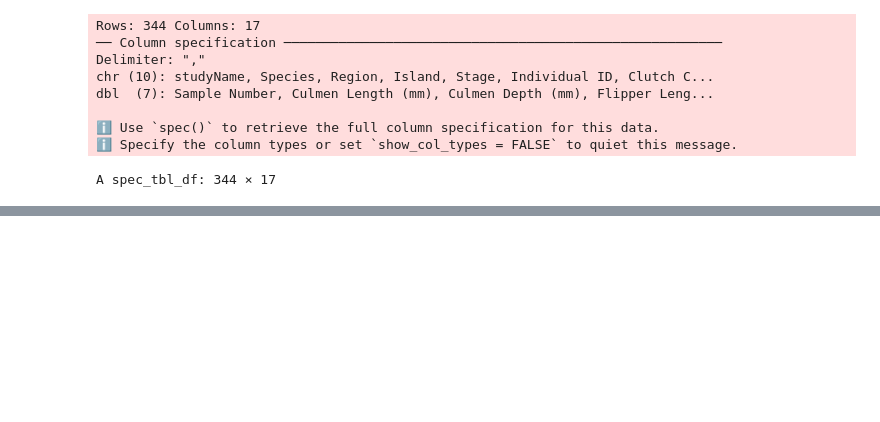
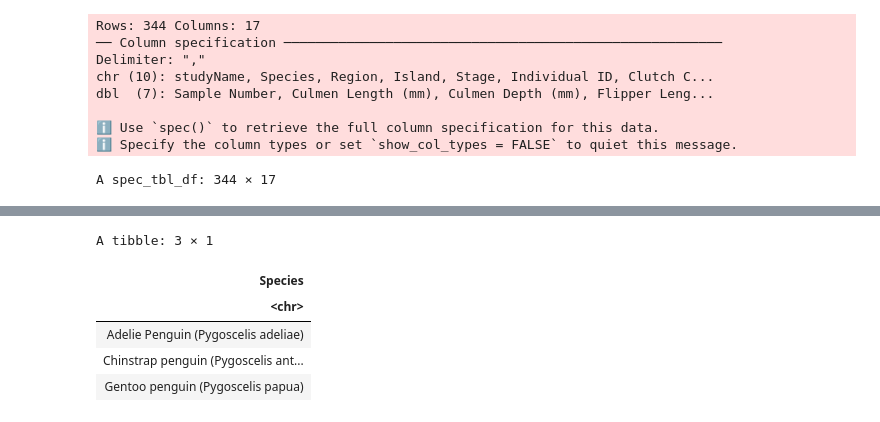
Before and after one commit to matthewsans/DCSI-100-group-project, a Jupyter notebook: Nicole Workspace.ipynb, the cells around one changed output, grey strips where cells are left out. Drawn from its saved outputs; the diff is of its cells as text; code cells hidden in the pictures; blank space fills up the shorter version.

```diff
--- a/Nicole Workspace.ipynb
+++ b/Nicole Workspace.ipynb
@@ -14,33 +8,42 @@ download.file("https://raw.githubusercontent.com/matthewsans/DCSI-100-group-proj
 
 penguin_data <- read_csv("penguins")
 penguin_data
+# penguin_fix_cols <- penguin_data |>
+                #clean_names()
+#penguin_fix_cols
 
-penguin_fix_cols <- penguin_data |>
+distinct(penguin_data, Species)
 # %% [output]
 Rows: 344 Columns: 17
 ── Column specification ────────────────────────────────────────────────────────
 Delimiter: ","
 chr (10): studyName, Species, Region, Island, Stage, Individual ID, Clutch C...
 dbl  (7): Sample Number, Culmen Length (mm), Culmen Depth (mm), Flipper Leng...
 
 ℹ Use `spec()` to retrieve the full column specification for this data.
 ℹ Specify the column types or set `show_col_types = FALSE` to quiet this message.
 A spec_tbl_df: 344 × 17
 | studyName | Sample Number | Species | Region | Island | Stage | Individual ID | Clutch Completion | Date Egg | ... |
 | <chr> | <dbl> | <chr> | <chr> | <chr> | <chr> | <chr> | <chr> | <chr> | ... |
 | PAL0708 | 1 | Adelie Penguin (Pygoscelis adeliae) | Anvers | Torgersen | Adult, 1 Egg Stage | N1A1 | Yes | 11/11/07 | ... |
 | PAL0708 | 2 | Adelie Penguin (Pygoscelis adeliae) | Anvers | Torgersen | Adult, 1 Egg Stage | N1A2 | Yes | 11/11/07 | ... |
 | PAL0708 | 3 | Adelie Penguin (Pygoscelis adeliae) | Anvers | Torgersen | Adult, 1 Egg Stage | N2A1 | Yes | 11/16/07 | ... |
 | PAL0708 | 4 | Adelie Penguin (Pygoscelis adeliae) | Anvers | Torgersen | Adult, 1 Egg Stage | N2A2 | Yes | 11/16/07 | ... |
 | PAL0708 | 5 | Adelie Penguin (Pygoscelis adeliae) | Anvers | Torgersen | Adult, 1 Egg Stage | N3A1 | Yes | 11/16/07 | ... |
 | PAL0708 | 6 | Adelie Penguin (Pygoscelis adeliae) | Anvers | Torgersen | Adult, 1 Egg Stage | N3A2 | Yes | 11/16/07 | ... |
 | PAL0708 | 7 | Adelie Penguin (Pygoscelis adeliae) | Anvers | Torgersen | Adult, 1 Egg Stage | N4A1 | No | 11/15/07 | ... |
 | PAL0708 | 8 | Adelie Penguin (Pygoscelis adeliae) | Anvers | Torgersen | Adult, 1 Egg Stage | N4A2 | No | 11/15/07 | ... |
 | PAL0708 | 9 | Adelie Penguin (Pygoscelis adeliae) | Anvers | Torgersen | Adult, 1 Egg Stage | N5A1 | Yes | 11/9/07 | ... |
 | PAL0708 | 10 | Adelie Penguin (Pygoscelis adeliae) | Anvers | Torgersen | Adult, 1 Egg Stage | N5A2 | Yes | 11/9/07 | ... |
 | ... | ... | ... | ... | ... | ... | ... | ... | ... | ... |
 | PAL0910 | 120 | Gentoo penguin (Pygoscelis papua) | Anvers | Biscoe | Adult, 1 Egg Stage | N38A2 | No | 12/1/09 | ... |
 | PAL0910 | 121 | Gentoo penguin (Pygoscelis papua) | Anvers | Biscoe | Adult, 1 Egg Stage | N39A1 | Yes | 11/22/09 | ... |
 | PAL0910 | 122 | Gentoo penguin (Pygoscelis papua) | Anvers | Biscoe | Adult, 1 Egg Stage | N39A2 | Yes | 11/22/09 | ... |
 | PAL0910 | 123 | Gentoo penguin (Pygoscelis papua) | Anvers | Biscoe | Adult, 1 Egg Stage | N43A1 | Yes | 11/22/09 | ... |
 | PAL0910 | 124 | Gentoo penguin (Pygoscelis papua) | Anvers | Biscoe | Adult, 1 Egg Stage | N43A2 | Yes | 11/22/09 | ... |
+A tibble: 3 × 1
+| Species |
+| <chr> |
+| Adelie Penguin (Pygoscelis adeliae) |
+| Chinstrap penguin (Pygoscelis ant... |
+| Gentoo penguin (Pygoscelis papua) |
```
Also changed, not shown: parts of 3 cells of this notebook.
